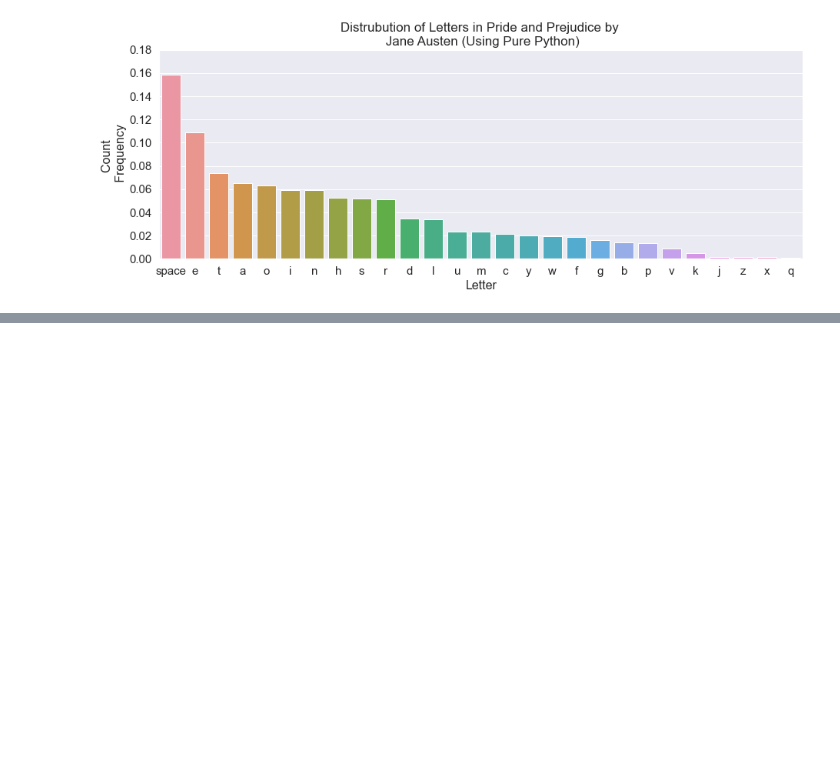
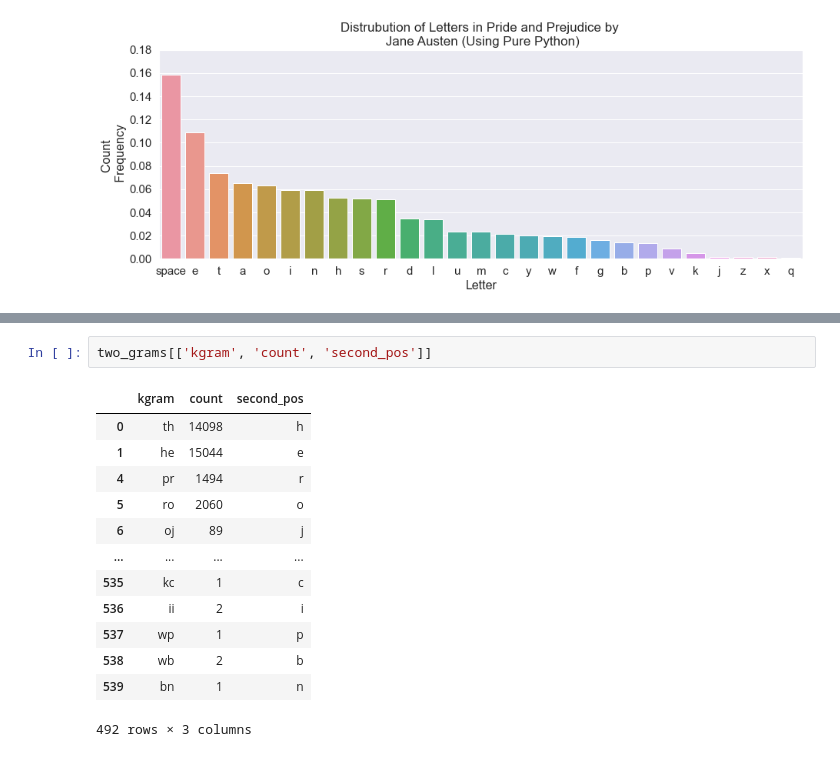
Before and after one commit to grantaguinaldo/ssie, a Jupyter notebook: ssie500/hw2/hw2.ipynb, the cells around one changed output, grey strips where cells are left out. Cells and saved outputs as stored; diff of their text form; blank space fills up the shorter version.

```diff
--- a/ssie500/hw2/hw2.ipynb
+++ b/ssie500/hw2/hw2.ipynb
@@ -204,0 +242,16 @@ plt.show()
+# %%
+two_grams[['kgram', 'count', 'second_pos']]
+# %% [output]
+|  | kgram | count | second_pos |
+| 0 | th | 14098 | h |
+| 1 | he | 15044 | e |
+| 4 | pr | 1494 | r |
+| 5 | ro | 2060 | o |
+| 6 | oj | 89 | j |
+| ... | ... | ... | ... |
+| 535 | kc | 1 | c |
+| 536 | ii | 2 | i |
+| 537 | wp | 1 | p |
+| 538 | wb | 2 | b |
+| 539 | bn | 1 | n |
+492 rows × 3 columns
```
Also changed, not shown: parts of 7 cells of this notebook.
